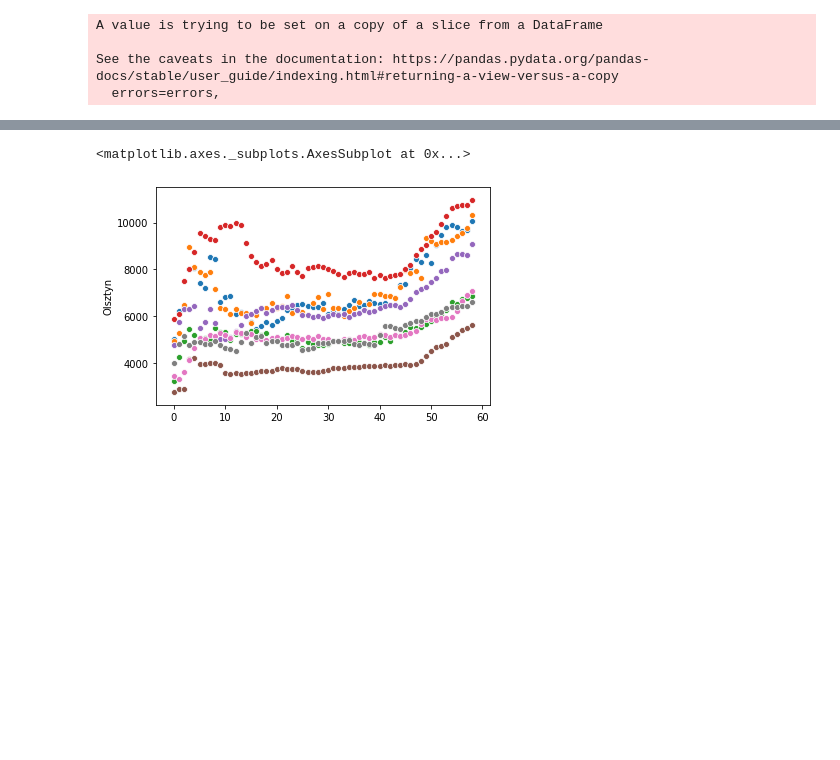
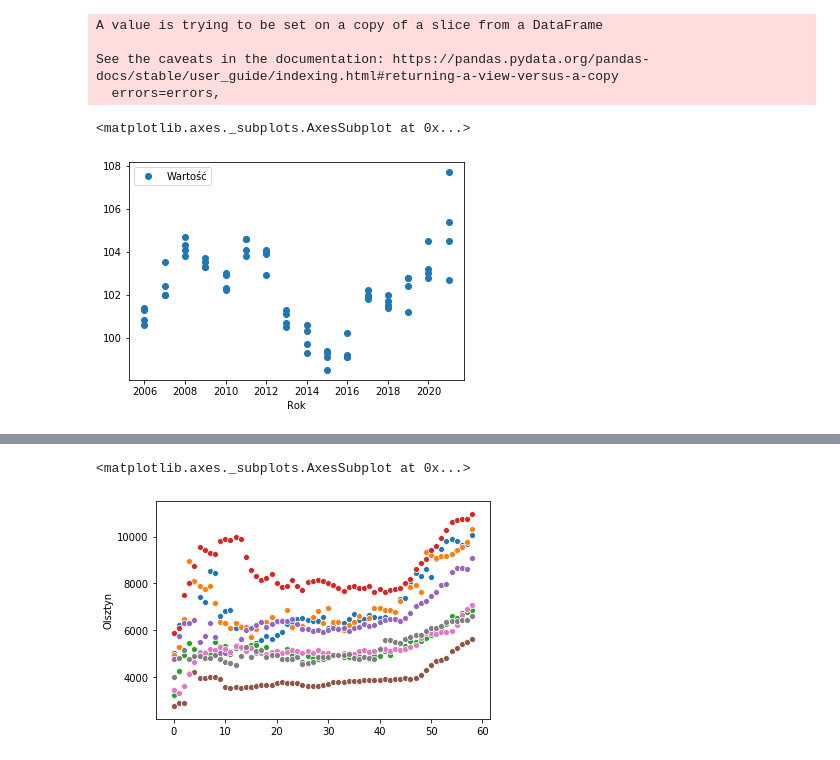
Before and after one commit to WypychKarolina/Data-analysis, a Jupyter notebook: samples/initial_data_uploading.ipynb, the cells around one changed output, grey strips where cells are left out. Saved outputs shown, nothing was run; the diff lists cells and outputs as text; code cells hidden in the pictures; blank space fills up the shorter version.

```diff
--- a/samples/initial_data_uploading.ipynb
+++ b/samples/initial_data_uploading.ipynb
@@ -49,3 +60,8 @@ A value is trying to be set on a copy of a slice from a DataFrame
 
 See the caveats in the documentation: https://pandas.pydata.org/pandas-docs/stable/user_guide/indexing.html#returning-a-view-versus-a-copy
   errors=errors,
+# %%
+index_compressed.plot("Rok", marker = "o", ls = "none")
+# %% [output]
+<matplotlib.axes._subplots.AxesSubplot at 0x...>
+[figure, added]
```
Also changed, not shown: parts of 5 cells of this notebook.
